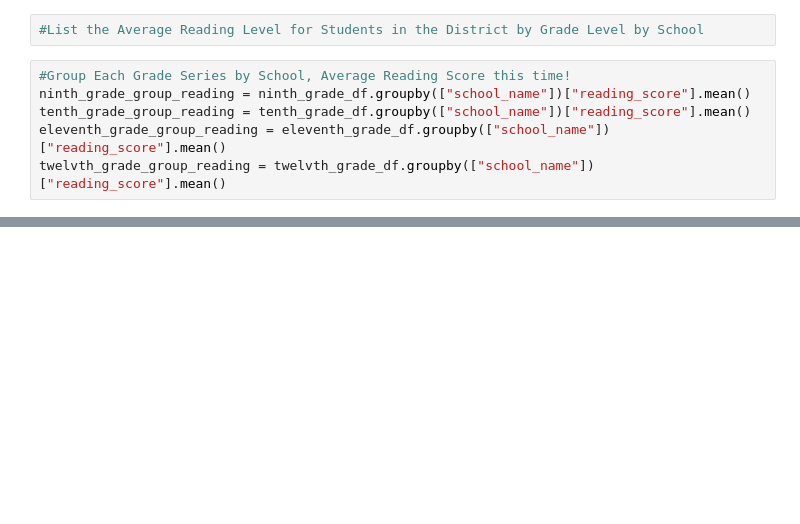
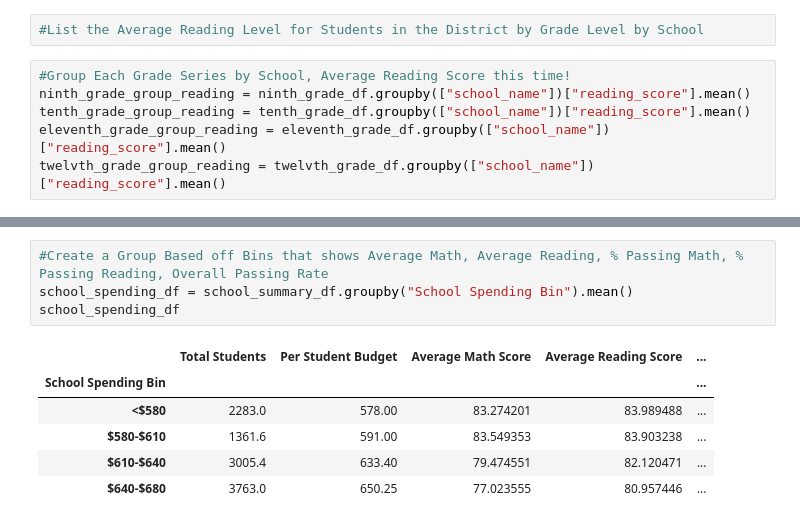
Before and after one commit to sdfeinsilver/pandas-challenge, a Jupyter notebook: PyCitySchools/PyCitySchools_Fresh_Start.ipynb, the cells around one changed output, grey strips where cells are left out. Cells and saved outputs as stored; diff of their text form; blank space fills up the shorter version.

```diff
--- a/PyCitySchools/PyCitySchools_Fresh_Start.ipynb
+++ b/PyCitySchools/PyCitySchools_Fresh_Start.ipynb
@@ -256,0 +287,11 @@ reading_average_by_grade
+# %%
+#Create a Group Based off Bins that shows Average Math, Average Reading, % Passing Math, % Passing Reading, Overall Passing Rate
+school_spending_df = school_summary_df.groupby("School Spending Bin").mean()
+school_spending_df
+# %% [output]
+|  | Total Students | Per Student Budget | Average Math Score | Average Reading Score | ... |
+| School Spending Bin |  |  |  |  | ... |
+| <$580 | 2283.0 | 578.00 | 83.274201 | 83.989488 | ... |
+| $580-$610 | 1361.6 | 591.00 | 83.549353 | 83.903238 | ... |
+| $610-$640 | 3005.4 | 633.40 | 79.474551 | 82.120471 | ... |
+| $640-$680 | 3763.0 | 650.25 | 77.023555 | 80.957446 | ... |
```
Also changed, not shown: parts of 11 cells of this notebook.
